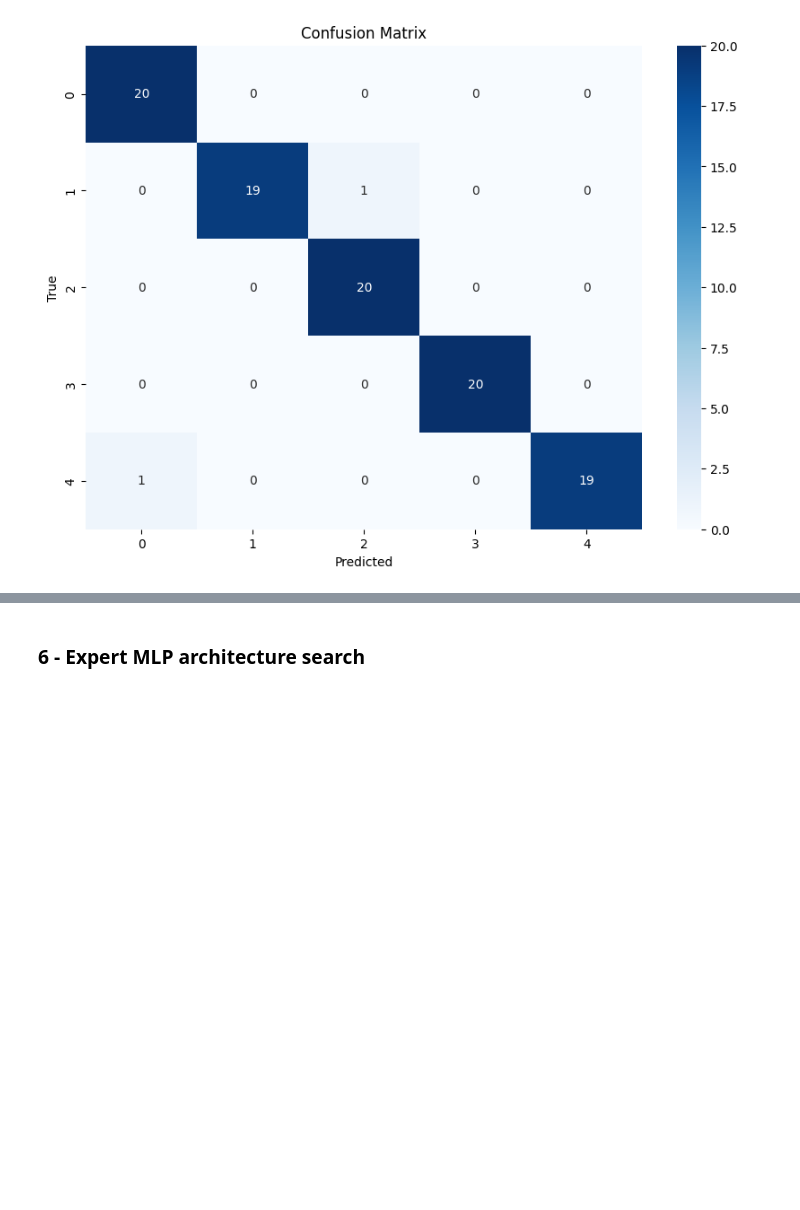
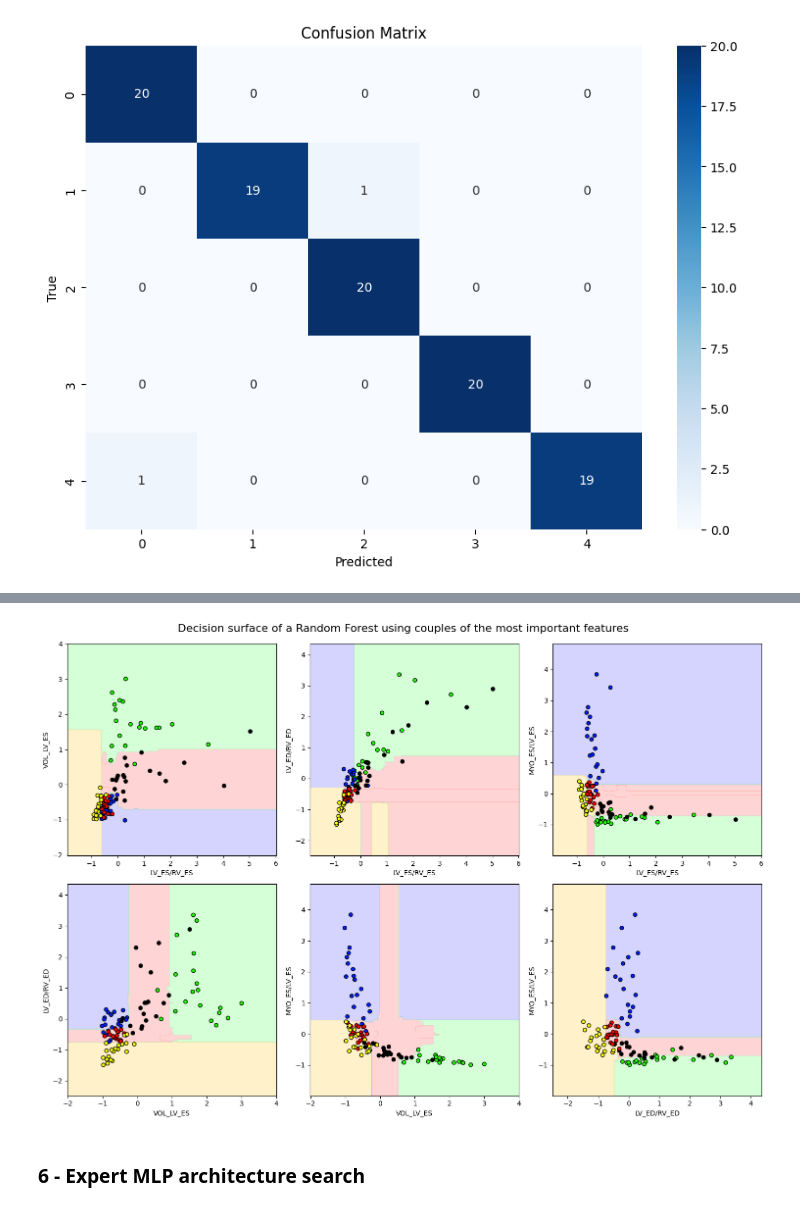
Before and after one commit to clementgilli/Cardiac-Pathology-Prediction, a Jupyter notebook: worksheet.ipynb, the cells around one changed output, grey strips where cells are left out. Saved outputs shown, nothing was run; the diff lists cells and outputs as text; code cells hidden in the pictures; blank space fills up the shorter version.

```diff
--- a/worksheet.ipynb
+++ b/worksheet.ipynb
@@ -177,3 +189,36 @@ plt.show()
+# %%
+pairs = [(9,2), (9,8), (9,10), (2,8), (2,10), (8,10)]
+#class_names = ['NOR', 'MINF', 'DCM', 'HCM', 'ARV']
+cmap_background = ListedColormap(['#FFAAAA', '#D9D9D9', '#AAFFB0', '#AAAAFF', '#FFE699'])
+cmap_points = ListedColormap(['#FF0000', '#000000', '#1FFF00', '#001FFF', '#FBFF00'])
+
+plt.figure(figsize=(15,10))
+for idx, (i1, i2) in enumerate(pairs):
+    X_pair = X[:, [i1, i2]]
+    y_pair = y
+
+    rf.fit(X_pair, y_pair)
+
+    x_min, x_max = X_pair[:, 0].min() - 1, X_pair[:, 0].max() + 1
+    y_min, y_max = X_pair[:, 1].min() - 1, X_pair[:, 1].max() + 1
+    xx, yy = np.meshgrid(np.arange(x_min, x_max, 0.02),
+                         np.arange(y_min, y_max, 0.02))
+    Z = rf.predict(np.c_[xx.ravel(), yy.ravel()]).reshape(xx.shape)
+
+    plt.subplot(2, 3, idx + 1)
+    plt.contourf(xx, yy, Z, cmap=cmap_background, alpha=0.5)
+    plt.scatter(X_pair[:, 0], X_pair[:, 1], c=y_pair, cmap=cmap_points, edgecolor='k', s=30)
+
+    #plt.xlabel(f"Feature {i1}")
+    #plt.ylabel(f"Feature {i2}")
+    plt.xlabel(names_features[i1])
+    plt.ylabel(names_features[i2])
+
+plt.tight_layout()
+plt.suptitle("Decision surface of a Random Forest using couples of the most important features", y=1.02, fontsize=16)
+plt.show()
+# %% [output]
+[figure, added]
 # %% [markdown]
 ### 6 - Expert MLP architecture search
 # %%
```
Also changed, not shown: parts of 5 cells of this notebook.
